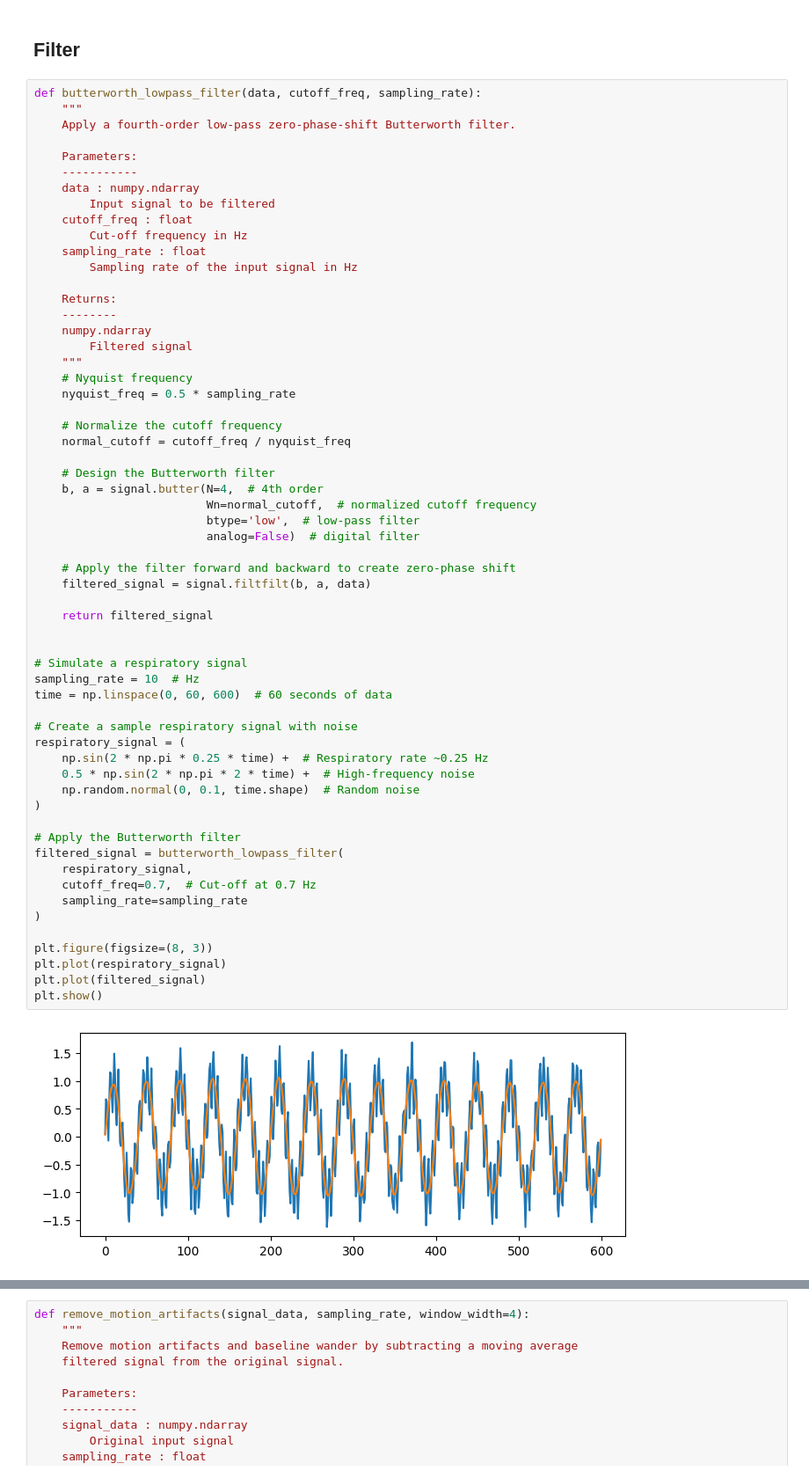
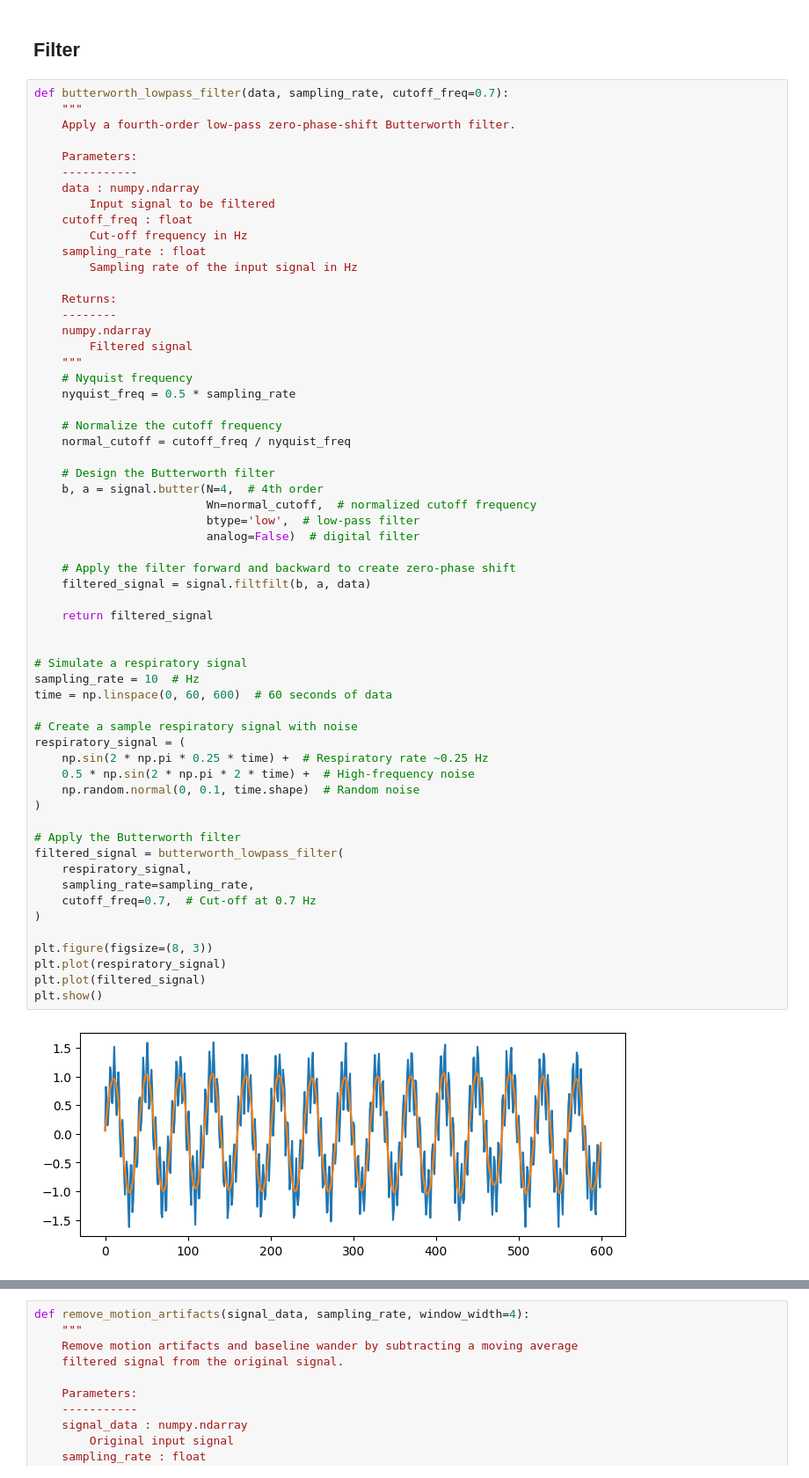
Before and after one commit to dattran-itrvn/Automated-Sleep-Apnea-Detection, a Jupyter notebook: prepare_data.ipynb, the cells around one changed output, grey strips where cells are left out. Shown at 88% size. Cells and saved outputs as stored; diff of their text form.

```diff
--- a/prepare_data.ipynb
+++ b/prepare_data.ipynb
@@ -328,7 +339,7 @@ resp_edf
 # %% [markdown]
 ## Filter
 # %%
-def butterworth_lowpass_filter(data, cutoff_freq, sampling_rate):
+def butterworth_lowpass_filter(data, sampling_rate, cutoff_freq=0.7):
     """
     Apply a fourth-order low-pass zero-phase-shift Butterworth filter.
 
@@ -359,32 +370,32 @@ def butterworth_lowpass_filter(data, cutoff_freq, sampling_rate):
                          analog=False)  # digital filter
 
     # Apply the filter forward and backward to create zero-phase shift
     filtered_signal = signal.filtfilt(b, a, data)
 
     return filtered_signal
 
 
 # Simulate a respiratory signal
 sampling_rate = 10  # Hz
 time = np.linspace(0, 60, 600)  # 60 seconds of data
 
 # Create a sample respiratory signal with noise
 respiratory_signal = (
     np.sin(2 * np.pi * 0.25 * time) +  # Respiratory rate ~0.25 Hz
     0.5 * np.sin(2 * np.pi * 2 * time) +  # High-frequency noise
     np.random.normal(0, 0.1, time.shape)  # Random noise
 )
 
 # Apply the Butterworth filter
 filtered_signal = butterworth_lowpass_filter(
     respiratory_signal,
+    sampling_rate=sampling_rate,
     cutoff_freq=0.7,  # Cut-off at 0.7 Hz
-    sampling_rate=sampling_rate
 )
 
 plt.figure(figsize=(8, 3))
 plt.plot(respiratory_signal)
 plt.plot(filtered_signal)
 plt.show()
 # %% [output]
-[figure, old version]
+[figure, new version]
```
Also changed, not shown: parts of 27 cells of this notebook.
